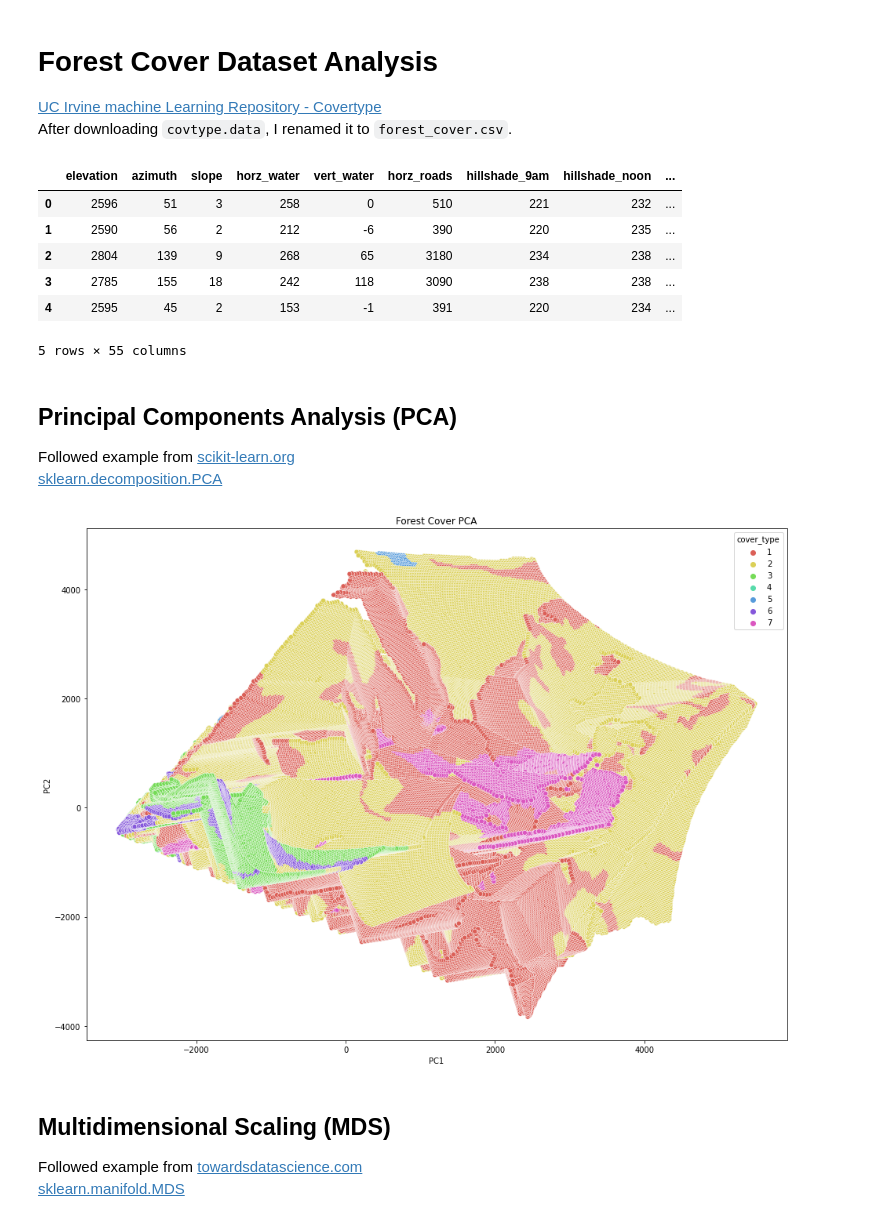
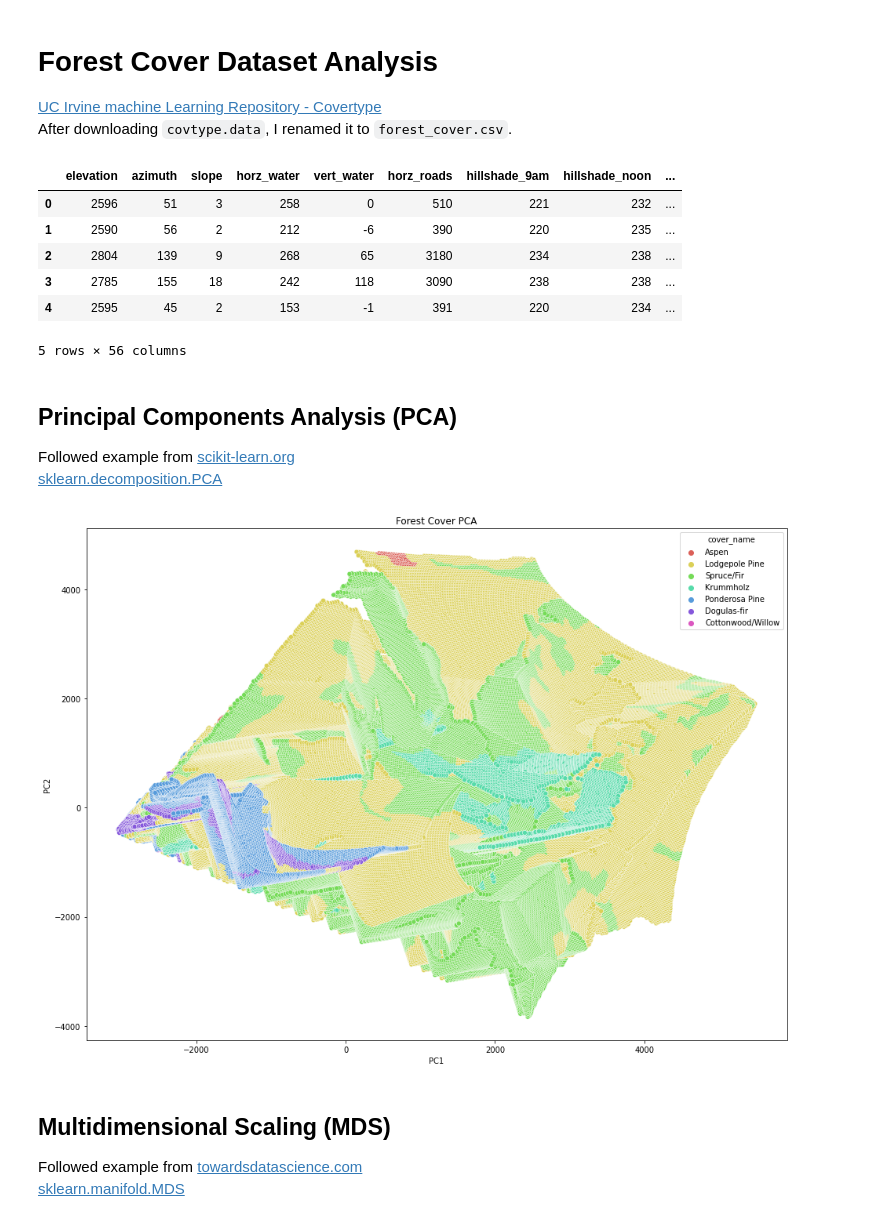
Before and after one commit to mbozada/data-science, a Jupyter notebook: forest_cover.ipynb, the cells around one changed output. Saved outputs shown, nothing was run; the diff lists cells and outputs as text; code cells hidden in the pictures.

Commit message:
cover_name for key, covertype info found

```diff
--- a/forest_cover.ipynb
+++ b/forest_cover.ipynb
@@ -39,7 +39,19 @@ columns = [
     "cover_type", # Integer 1-7 Cover Type Designation
 ]
 
+class_map = {
+    1 : "Spruce/Fir",
+    2 : "Lodgepole Pine",
+    3 : "Ponderosa Pine",
+    4 : "Cottonwood/Willow",
+    5 : "Aspen",
+    6 : "Dogulas-fir",
+    7 : "Krummholz",
+}
+
 df = pd.read_csv("./forest_cover.csv", names=columns)
+
+df["cover_name"] = df["cover_type"].map(class_map)
 df.head()
 # %% [output]
 |  | elevation | azimuth | slope | horz_water | vert_water | horz_roads | hillshade_9am | hillshade_noon | ... |
@@ -48,9 +60,9 @@ df.head()
 | 2 | 2804 | 139 | 9 | 268 | 65 | 3180 | 234 | 238 | ... |
 | 3 | 2785 | 155 | 18 | 242 | 118 | 3090 | 238 | 238 | ... |
 | 4 | 2595 | 45 | 2 | 153 | -1 | 391 | 220 | 234 | ... |
-5 rows × 55 columns
+5 rows × 56 columns
 # %%
-feature_cols = columns[:-1]
+feature_cols = columns[:-2]
 
 X = df.loc[:, feature_cols]
 y = df.cover_type
@@ -63,17 +75,17 @@ X_reduced = PCA().fit_transform(X)
 # %%
 # PCA Scatter Plot
 plt.figure(figsize=[16,12])
 p = sns.scatterplot(
     x=X_reduced[:,0],
     y=X_reduced[:,1],
-    hue=y,
+    hue=df.cover_name,
     palette=sns.color_palette("hls", 7),
     )
 
 p.set(title="Forest Cover PCA", xlabel="PC1", ylabel="PC2")
 plt.show()
 # %% [output]
-[figure, old version]
+[figure, new version]
 # %% [markdown]
 ## Multidimensional Scaling (MDS)
 Followed example from [towardsdatascience.com](https://towardsdatascience.com/visualize-multidimensional-datasets-with-mds-64d7b4c16eaa)
```
Also changed, not shown: parts of 2 cells of this notebook, 1 other file.
